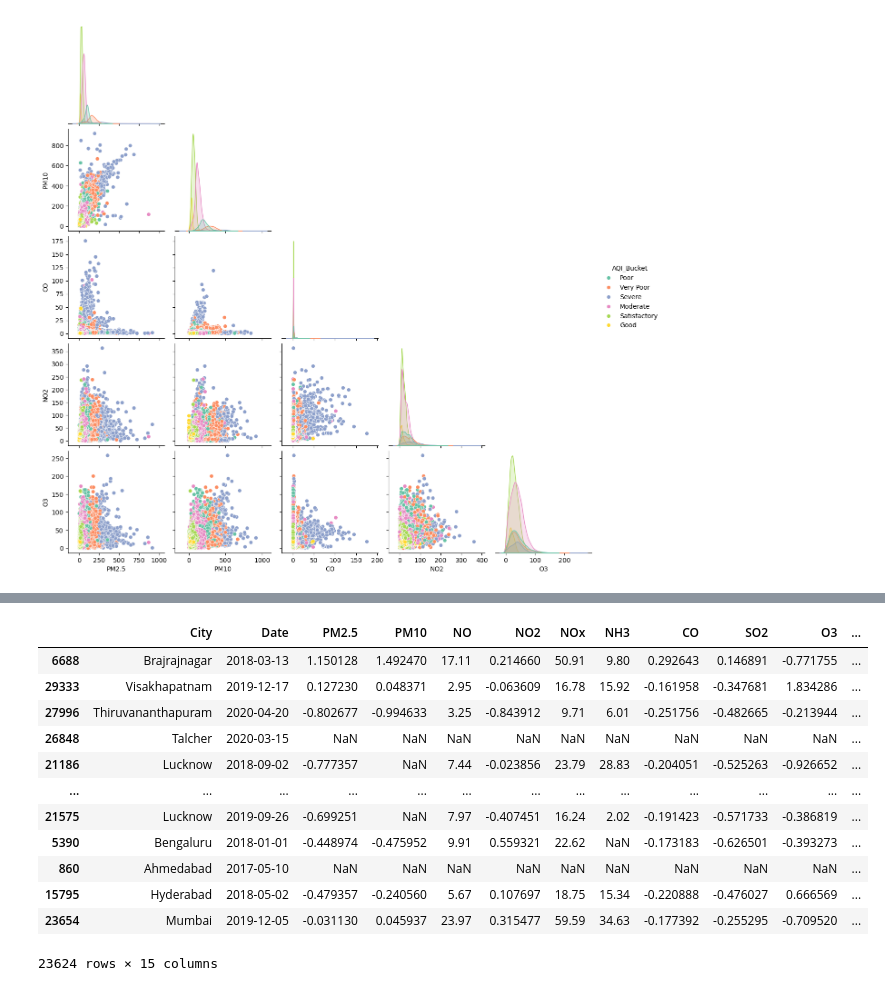
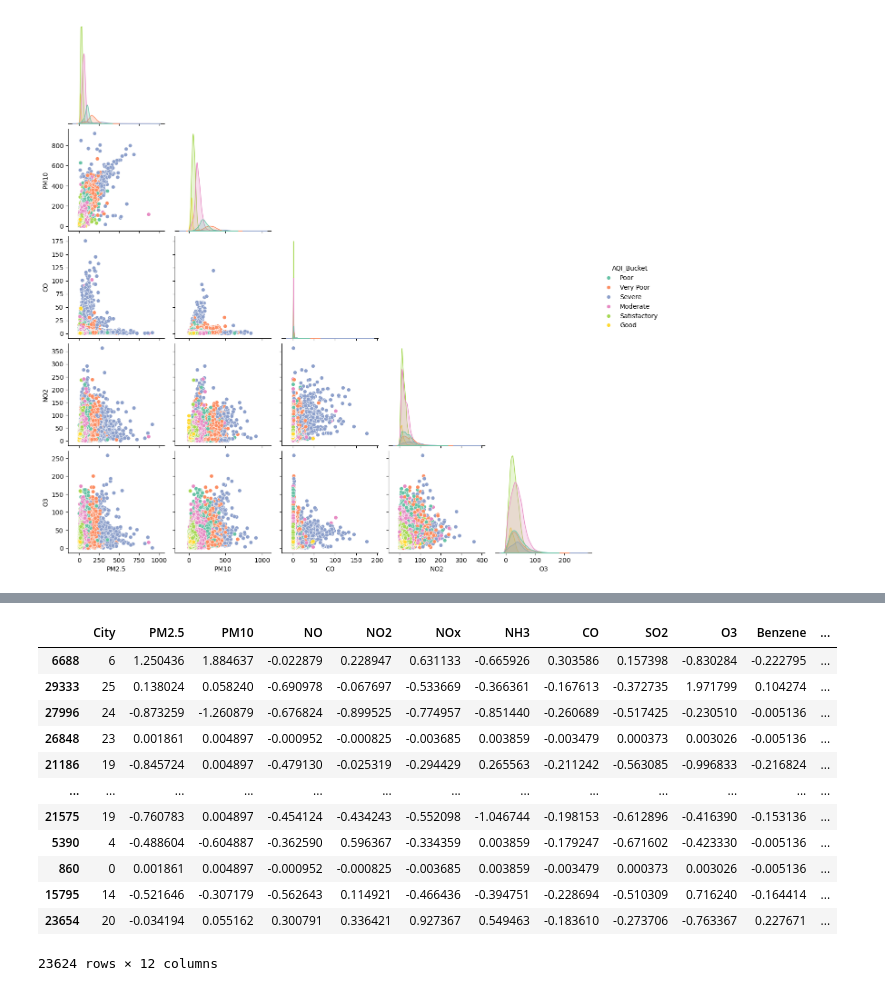
Before and after one commit to DARKPHOENIXARISE/PROJECT_AIR_QUALITY_RISKS, a Jupyter notebook: AIR_QUALITY_RISK_project.ipynb, the cells around one changed output, grey strips where cells are left out. Drawn from its saved outputs; the diff is of its cells as text; code cells hidden in the pictures.

```diff
--- a/AIR_QUALITY_RISK_project.ipynb
+++ b/AIR_QUALITY_RISK_project.ipynb
@@ -102,8 +109,8 @@ print(df["Xylene"].isnull().sum()) # Out of (29531) rows "Xylene" had (18109) Na
 # %% [output]
 18109
 # %%
-df_modified = df.drop('Xylene', axis=1)
-print(df_modified.info())
+df = df.drop('Xylene', axis=1)
+print(df.info())
 # %% [output]
 <class 'pandas.core.frame.DataFrame'>
 RangeIndex: 29531 entries, 0 to 29530
@@ -187,7 +194,7 @@ Index(['City', 'Date', 'PM2.5', 'PM10', 'NO', 'NO2', 'NOx', 'NH3', 'CO', 'SO2',
 # %%
 # Numeric Columns
 num_cols=('PM2.5', 'PM10', 'NO', 'NO2', 'NOx', 'NH3', 'CO', 'SO2',
-       'O3', 'Benzene', 'Toluene', 'Xylene', 'AQI')
+       'O3', 'Benzene', 'Toluene', 'AQI')
 
 # Creating subplot grid (4 rows × 4 columns for 16 slots)
 fig, axes = plt.subplots(4, 4, figsize=(20, 16))
@@ -263,14 +270,22 @@ plt.show()
 df_processed = df.copy()
 
 # For numerical columns, fill missing with mean
-num_cols = ['PM2.5', 'PM10', 'CO', 'NO2', 'SO2', 'O3', 'AQI']  # adjust as per your dataset
+num_cols = ['PM2.5', 'PM10', 'NO', 'NO2','NOx', 'NH3','CO', 'SO2', 'O3','Benzene', 'Toluene', 'AQI']  # adjust as per your dataset
 df_processed[num_cols] = df_processed[num_cols].fillna(df_processed[num_cols].mean())
-
+df_processed.drop('AQI',axis=1)
 # For categorical columns, fill missing with mode
 categorical_cols = ['City', 'AQI_Bucket']  # example categorical columns
 for col in categorical_cols:
     df_processed[col] = df_processed[col].fillna(df_processed[col].mode()[0])
 
+city_encoder = LabelEncoder()
 le = LabelEncoder()
-for col in categorical_cols:
-    df_processed[col] = le.fit_transform(df_processed[col])
+df_processed['City']=city_encoder.fit_transform(df_processed['City'])
+df_processed['AQI_Bucket']=le.fit_transform(df_processed['AQI_Bucket'])
+
+num_cols.pop()
+
+#print(df_processed[categorical_cols])
+
+print(dict(zip(le.classes_, range(len(le.classes_)))))
+print(dict(zip(city_encoder.classes_, range(len(city_encoder.classes_)))))
@@ -277,10 +295,10 @@ for col in categorical_cols:
 # %%
 # Feature and Target Selection
 # Features (X) – drop the target column
-X = df.drop('AQI_Bucket', axis=1)
+X = df_processed.drop('AQI_Bucket', axis=1)
 
 # Target (y) – only the AQI_Bucket column
-y = df['AQI_Bucket']
+y = df_processed['AQI_Bucket']
 # %%
 # Splitting the data into train and test sets
 
@@ -311,16 +329,19 @@ X_test[num_cols] = scaler.transform(X_test[num_cols])
 # %%
+X_train = X_train.drop(["AQI", "Date"], axis=1)
+
 X_train
+#y_train
 # %% [output]
-|  | City | Date | PM2.5 | PM10 | NO | NO2 | NOx | NH3 | CO | SO2 | O3 | ... |
-| 6688 | Brajrajnagar | 2018-03-13 | 1.150128 | 1.492470 | 17.11 | 0.214660 | 50.91 | 9.80 | 0.292643 | 0.146891 | -0.771755 | ... |
-| 29333 | Visakhapatnam | 2019-12-17 | 0.127230 | 0.048371 | 2.95 | -0.063609 | 16.78 | 15.92 | -0.161958 | -0.347681 | 1.834286 | ... |
-| 27996 | Thiruvananthapuram | 2020-04-20 | -0.802677 | -0.994633 | 3.25 | -0.843912 | 9.71 | 6.01 | -0.251756 | -0.482665 | -0.213944 | ... |
-| 26848 | Talcher | 2020-03-15 | NaN | NaN | NaN | NaN | NaN | NaN | NaN | NaN | NaN | ... |
-| 21186 | Lucknow | 2018-09-02 | -0.777357 | NaN | 7.44 | -0.023856 | 23.79 | 28.83 | -0.204051 | -0.525263 | -0.926652 | ... |
+|  | City | PM2.5 | PM10 | NO | NO2 | NOx | NH3 | CO | SO2 | O3 | Benzene | ... |
+| 6688 | 6 | 1.250436 | 1.884637 | -0.022879 | 0.228947 | 0.631133 | -0.665926 | 0.303586 | 0.157398 | -0.830284 | -0.222795 | ... |
+| 29333 | 25 | 0.138024 | 0.058240 | -0.690978 | -0.067697 | -0.533669 | -0.366361 | -0.167613 | -0.372735 | 1.971799 | 0.104274 | ... |
+| 27996 | 24 | -0.873259 | -1.260879 | -0.676824 | -0.899525 | -0.774957 | -0.851440 | -0.260689 | -0.517425 | -0.230510 | -0.005136 | ... |
+| 26848 | 23 | 0.001861 | 0.004897 | -0.000952 | -0.000825 | -0.003685 | 0.003859 | -0.003479 | 0.000373 | 0.003026 | -0.005136 | ... |
+| 21186 | 19 | -0.845724 | 0.004897 | -0.479130 | -0.025319 | -0.294429 | 0.265563 | -0.211242 | -0.563085 | -0.996833 | -0.216824 | ... |
 | ... | ... | ... | ... | ... | ... | ... | ... | ... | ... | ... | ... | ... |
-| 21575 | Lucknow | 2019-09-26 | -0.699251 | NaN | 7.97 | -0.407451 | 16.24 | 2.02 | -0.191423 | -0.571733 | -0.386819 | ... |
-| 5390 | Bengaluru | 2018-01-01 | -0.448974 | -0.475952 | 9.91 | 0.559321 | 22.62 | NaN | -0.173183 | -0.626501 | -0.393273 | ... |
-| 860 | Ahmedabad | 2017-05-10 | NaN | NaN | NaN | NaN | NaN | NaN | NaN | NaN | NaN | ... |
-| 15795 | Hyderabad | 2018-05-02 | -0.479357 | -0.240560 | 5.67 | 0.107697 | 18.75 | 15.34 | -0.220888 | -0.476027 | 0.666569 | ... |
-| 23654 | Mumbai | 2019-12-05 | -0.031130 | 0.045937 | 23.97 | 0.315477 | 59.59 | 34.63 | -0.177392 | -0.255295 | -0.709520 | ... |
+| 21575 | 19 | -0.760783 | 0.004897 | -0.454124 | -0.434243 | -0.552098 | -1.046744 | -0.198153 | -0.612896 | -0.416390 | -0.153136 | ... |
+| 5390 | 4 | -0.488604 | -0.604887 | -0.362590 | 0.596367 | -0.334359 | 0.003859 | -0.179247 | -0.671602 | -0.423330 | -0.005136 | ... |
+| 860 | 0 | 0.001861 | 0.004897 | -0.000952 | -0.000825 | -0.003685 | 0.003859 | -0.003479 | 0.000373 | 0.003026 | -0.005136 | ... |
+| 15795 | 14 | -0.521646 | -0.307179 | -0.562643 | 0.114921 | -0.466436 | -0.394751 | -0.228694 | -0.510309 | 0.716240 | -0.164414 | ... |
+| 23654 | 20 | -0.034194 | 0.055162 | 0.300791 | 0.336421 | 0.927367 | 0.549463 | -0.183610 | -0.273706 | -0.763367 | 0.227671 | ... |
-23624 rows × 15 columns
+23624 rows × 12 columns
```
Also changed, not shown: parts of 18 cells of this notebook, 5 other files.
